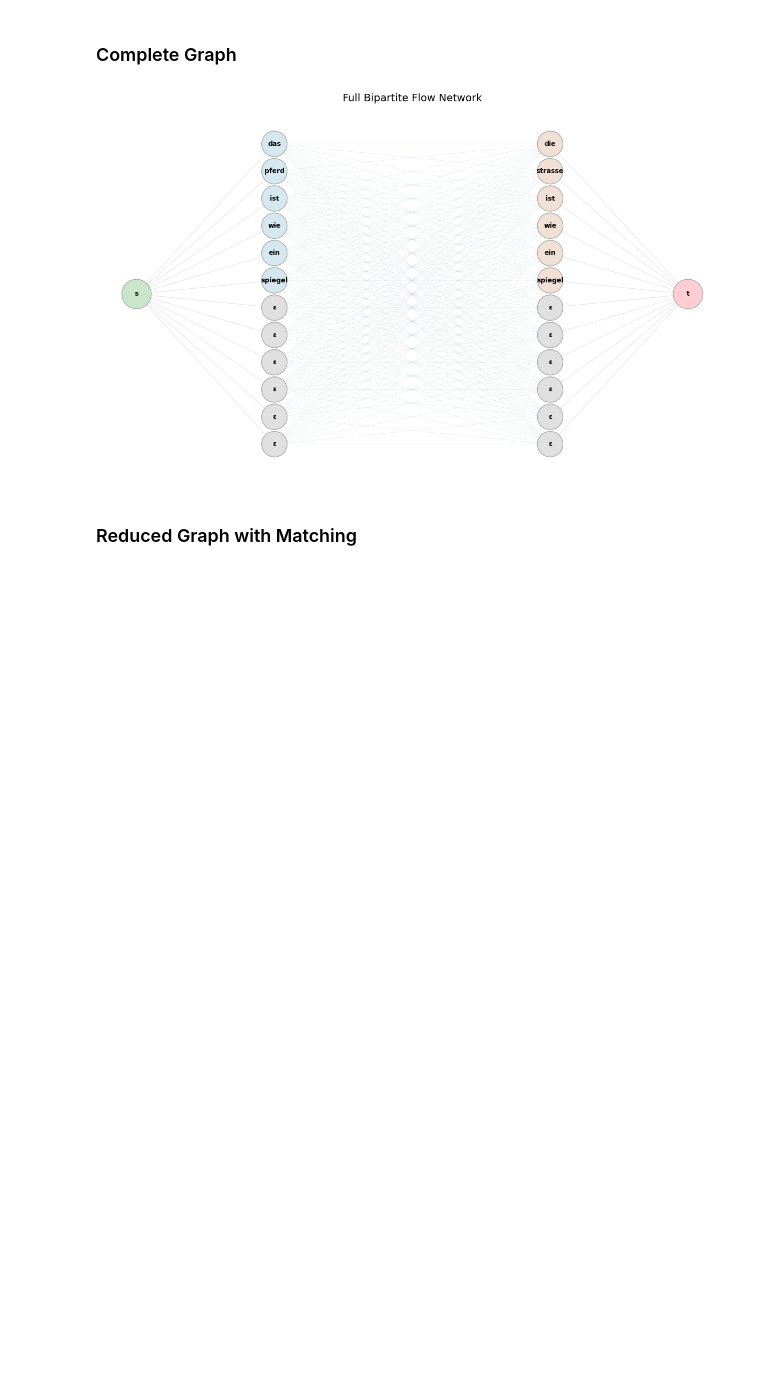
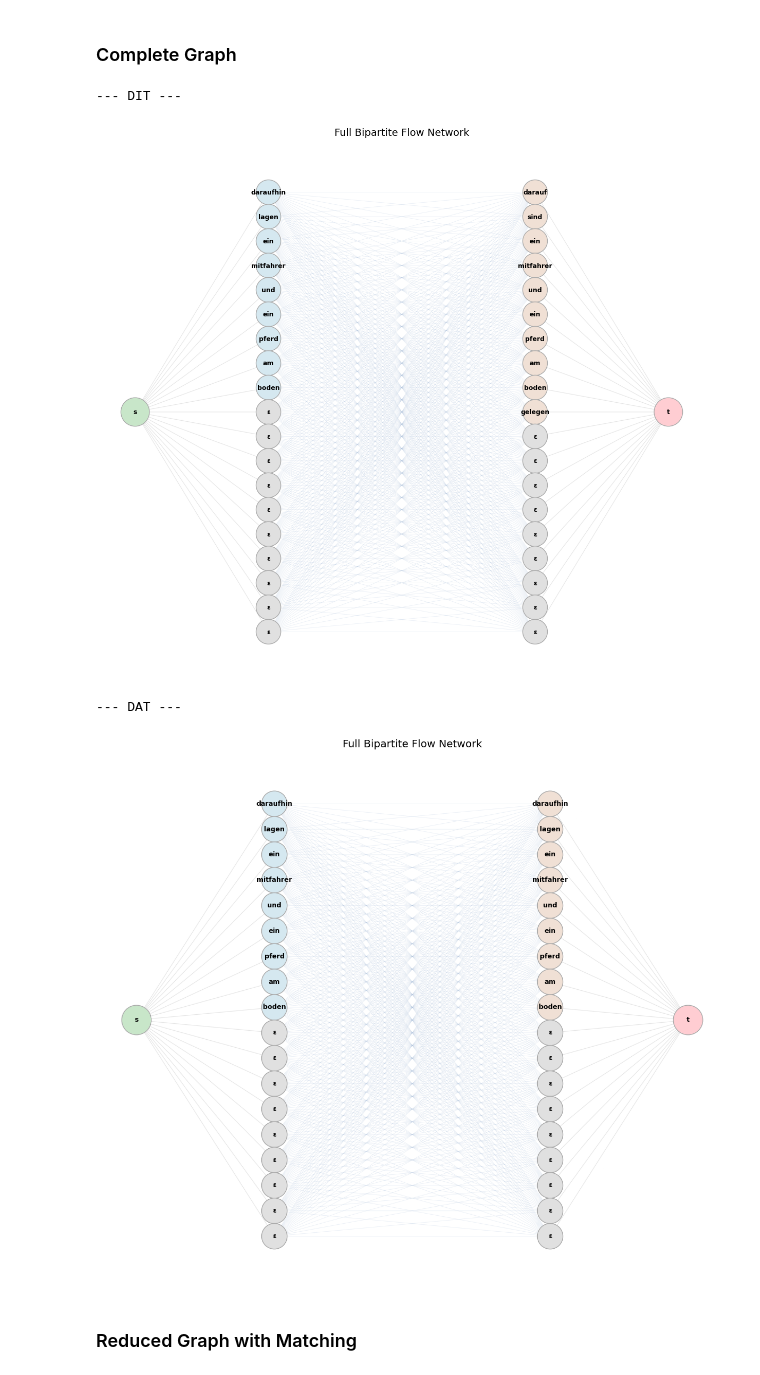
Before and after one commit to michamettler/BA-FS26_ciel_Mettler_Dialektanalyse, a Jupyter notebook: scripts/bipartite-matching.ipynb, the cells around one changed output. Cells and saved outputs as stored; diff of their text form; code cells hidden in the pictures; blank space fills up the shorter version.

Commit message:
show DIT & DAT in bipartite-matching.ipynb (#39)

```diff
--- a/scripts/bipartite-matching.ipynb
+++ b/scripts/bipartite-matching.ipynb
@@ -117,9 +122,15 @@ Hypothesis: Die Strasse ist wie ein Spiegel.
 # %% [markdown]
 ### Complete Graph
 # %%
-plot_bipartite_graph_full(G)
+print("--- DIT ---")
+plot_bipartite_graph_full(G_dit)
+print("--- DAT ---")
+plot_bipartite_graph_full(G_dat)
 # %% [output]
+--- DIT ---
-[figure, old version]
+[figure, new version]
+--- DAT ---
+[figure, added]
 # %% [markdown]
 ### Reduced Graph with Matching
 # %%
```
Also changed, not shown: parts of 2 cells of this notebook.
